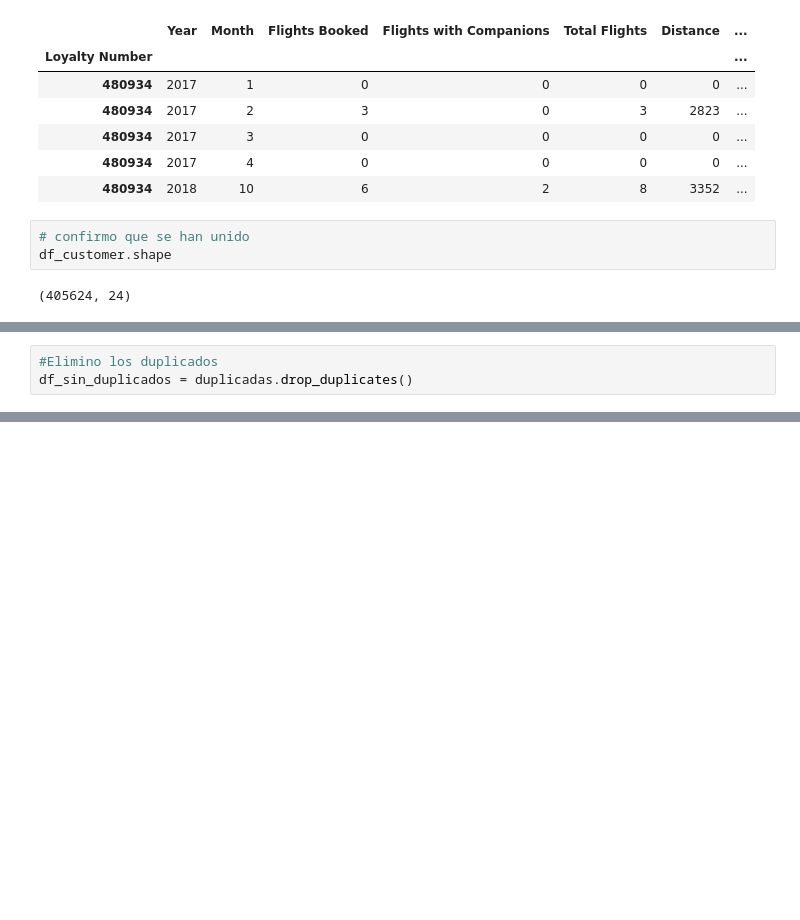
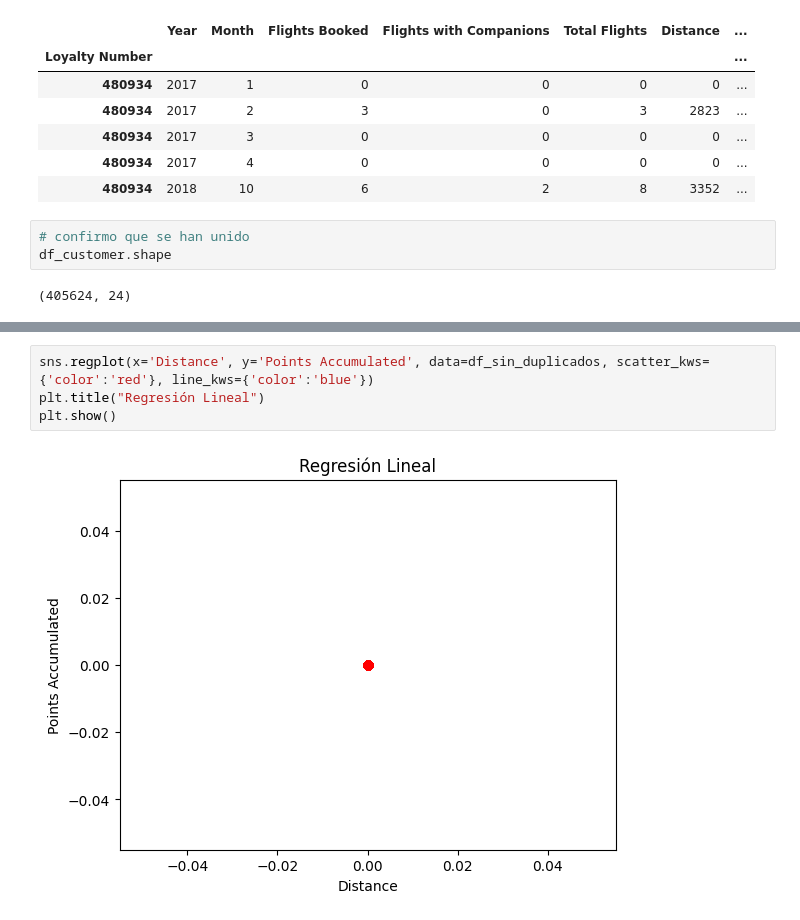
Before and after one commit to Adalab/bda-modulo-3-evaluacion-final-PatriciaAPR, a Jupyter notebook: modulo-3-evaluacion-final-patricia-perez.ipynb, the cells around one changed output, grey strips where cells are left out. Cells and saved outputs as stored; diff of their text form; blank space fills up the shorter version.

```diff
--- a/modulo-3-evaluacion-final-patricia-perez.ipynb
+++ b/modulo-3-evaluacion-final-patricia-perez.ipynb
@@ -275,3 +239,0 @@ Loyalty Number
-# %%
-#Elimino los duplicados
-df_sin_duplicados = duplicadas.drop_duplicates()
@@ -302,0 +317,6 @@ np.int64(0)
+# %%
+sns.regplot(x='Distance', y='Points Accumulated', data=df_sin_duplicados, scatter_kws={'color':'red'}, line_kws={'color':'blue'})
+plt.title("Regresión Lineal")
+plt.show()
+# %% [output]
+[figure, added]
```
Also changed, not shown: parts of 17 cells of this notebook.
